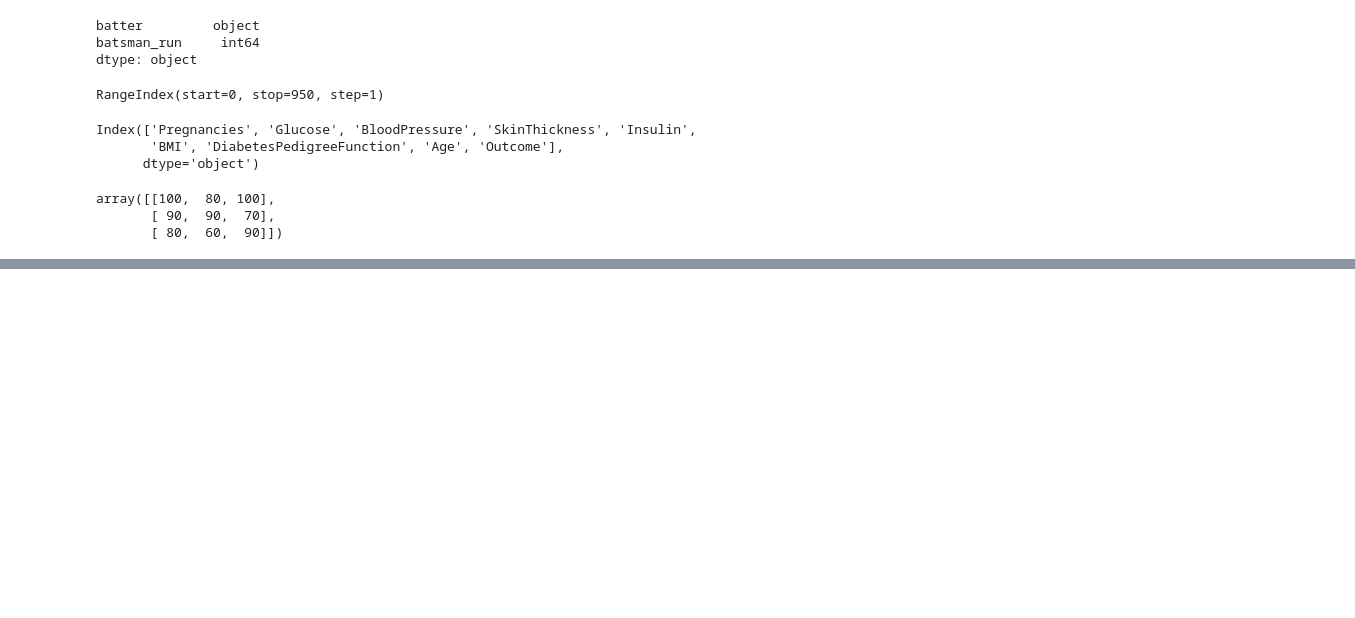
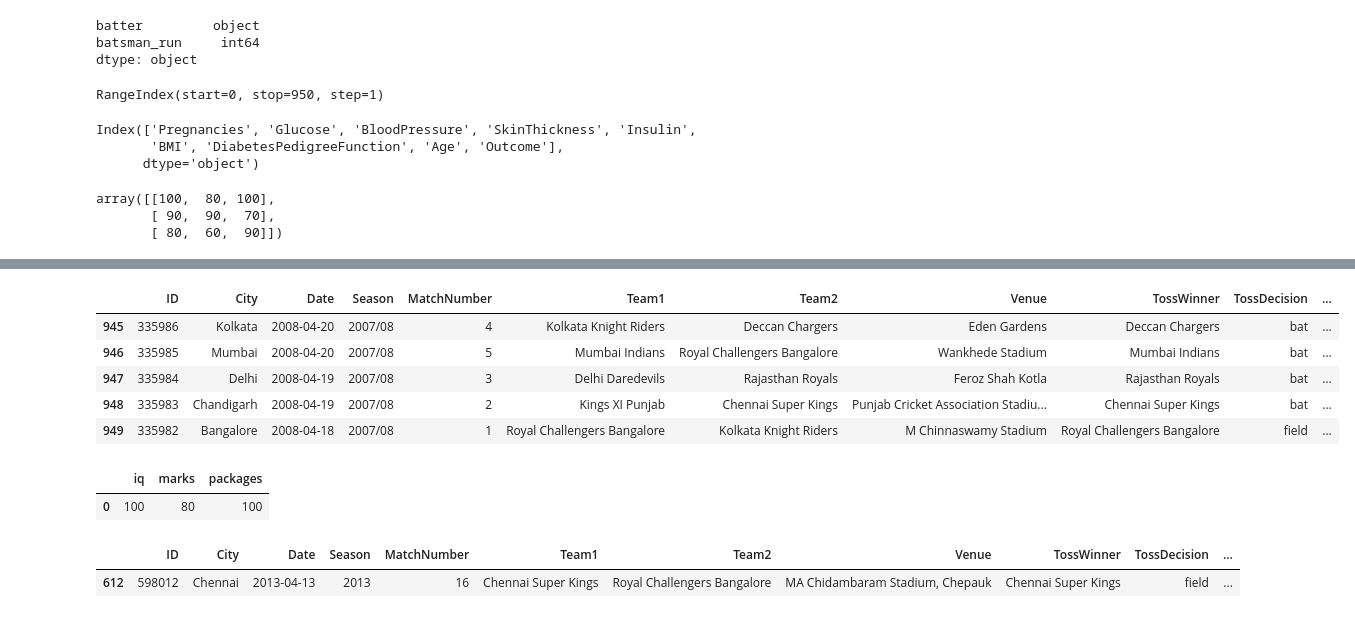
Before and after one commit to Roshanshres/pan, a Jupyter notebook: 17_Pandas.ipynb, the cells around one changed output, grey strips where cells are left out. Drawn from its saved outputs; the diff is of its cells as text; code cells hidden in the pictures; blank space fills up the shorter version.

```diff
--- a/17_Pandas.ipynb
+++ b/17_Pandas.ipynb
@@ -211,0 +237,21 @@ array([[100,  80, 100],
+# %%
+ipl.tail(5)
+# %% [output]
+|  | ID | City | Date | Season | MatchNumber | Team1 | Team2 | Venue | TossWinner | TossDecision | ... |
+| 945 | 335986 | Kolkata | 2008-04-20 | 2007/08 | 4 | Kolkata Knight Riders | Deccan Chargers | Eden Gardens | Deccan Chargers | bat | ... |
+| 946 | 335985 | Mumbai | 2008-04-20 | 2007/08 | 5 | Mumbai Indians | Royal Challengers Bangalore | Wankhede Stadium | Mumbai Indians | bat | ... |
+| 947 | 335984 | Delhi | 2008-04-19 | 2007/08 | 3 | Delhi Daredevils | Rajasthan Royals | Feroz Shah Kotla | Rajasthan Royals | bat | ... |
+| 948 | 335983 | Chandigarh | 2008-04-19 | 2007/08 | 2 | Kings XI Punjab | Chennai Super Kings | Punjab Cricket Association Stadiu... | Chennai Super Kings | bat | ... |
+| 949 | 335982 | Bangalore | 2008-04-18 | 2007/08 | 1 | Royal Challengers Bangalore | Kolkata Knight Riders | M Chinnaswamy Stadium | Royal Challengers Bangalore | field | ... |
+# %%
+#sample
+#check where there is bios or not
+students.sample()
+# %% [output]
+|  | iq | marks | packages |
+| 0 | 100 | 80 | 100 |
+# %%
+ipl.sample()
+# %% [output]
+|  | ID | City | Date | Season | MatchNumber | Team1 | Team2 | Venue | TossWinner | TossDecision | ... |
+| 612 | 598012 | Chennai | 2013-04-13 | 2013 | 16 | Chennai Super Kings | Royal Challengers Bangalore | MA Chidambaram Stadium, Chepauk | Chennai Super Kings | field | ... |
```
Also changed, not shown: parts of 9 cells of this notebook.
